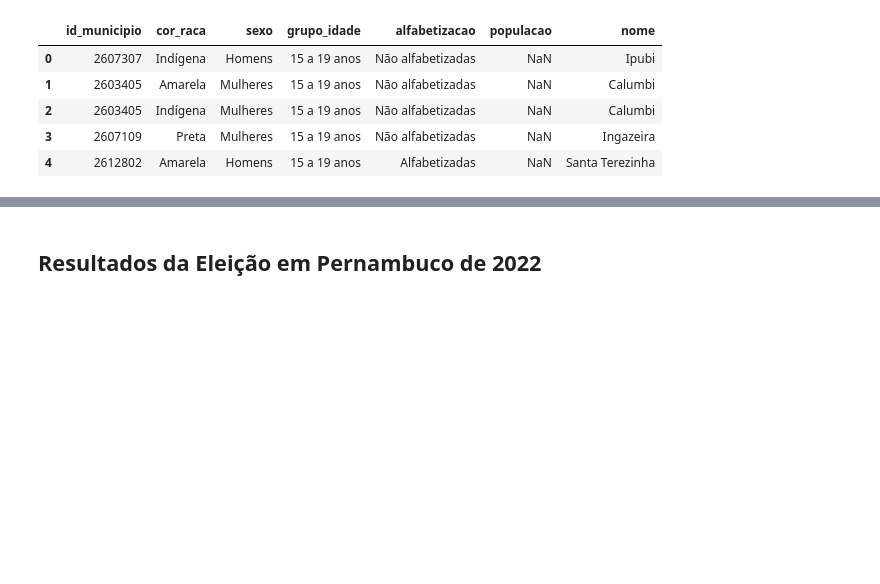
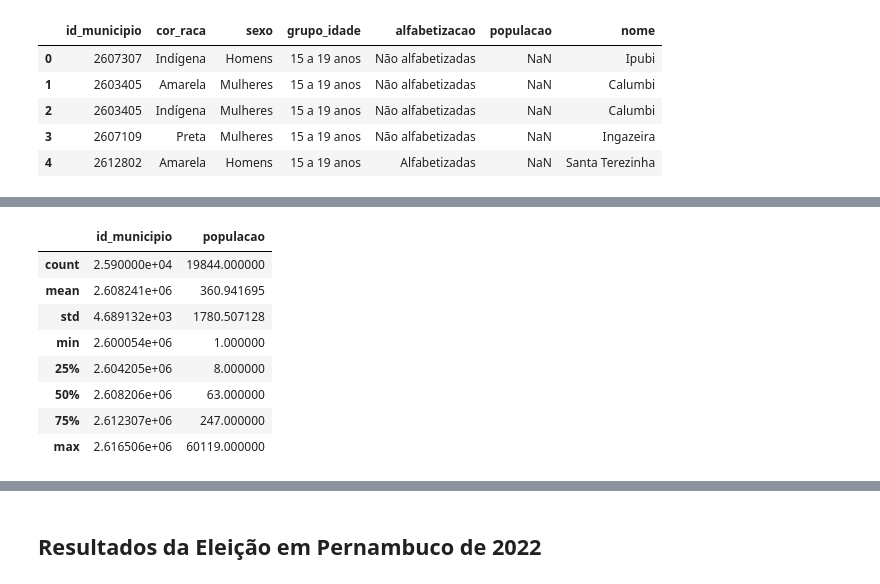
Before and after one commit to aliciamarzola/tp_bdg, a Jupyter notebook: exploring.ipynb, the cells around one changed output, grey strips where cells are left out. Drawn from its saved outputs; the diff is of its cells as text; code cells hidden in the pictures; blank space fills up the shorter version.

```diff
--- a/exploring.ipynb
+++ b/exploring.ipynb
@@ -90,0 +102,12 @@ dados_censo.head()
+# %%
+dados_censo.describe()
+# %% [output]
+|  | id_municipio | populacao |
+| count | 2.590000e+04 | 19844.000000 |
+| mean | 2.608241e+06 | 360.941695 |
+| std | 4.689132e+03 | 1780.507128 |
+| min | 2.600054e+06 | 1.000000 |
+| 25% | 2.604205e+06 | 8.000000 |
+| 50% | 2.608206e+06 | 63.000000 |
+| 75% | 2.612307e+06 | 247.000000 |
+| max | 2.616506e+06 | 60119.000000 |
```
Also changed, not shown: parts of 8 cells of this notebook.
